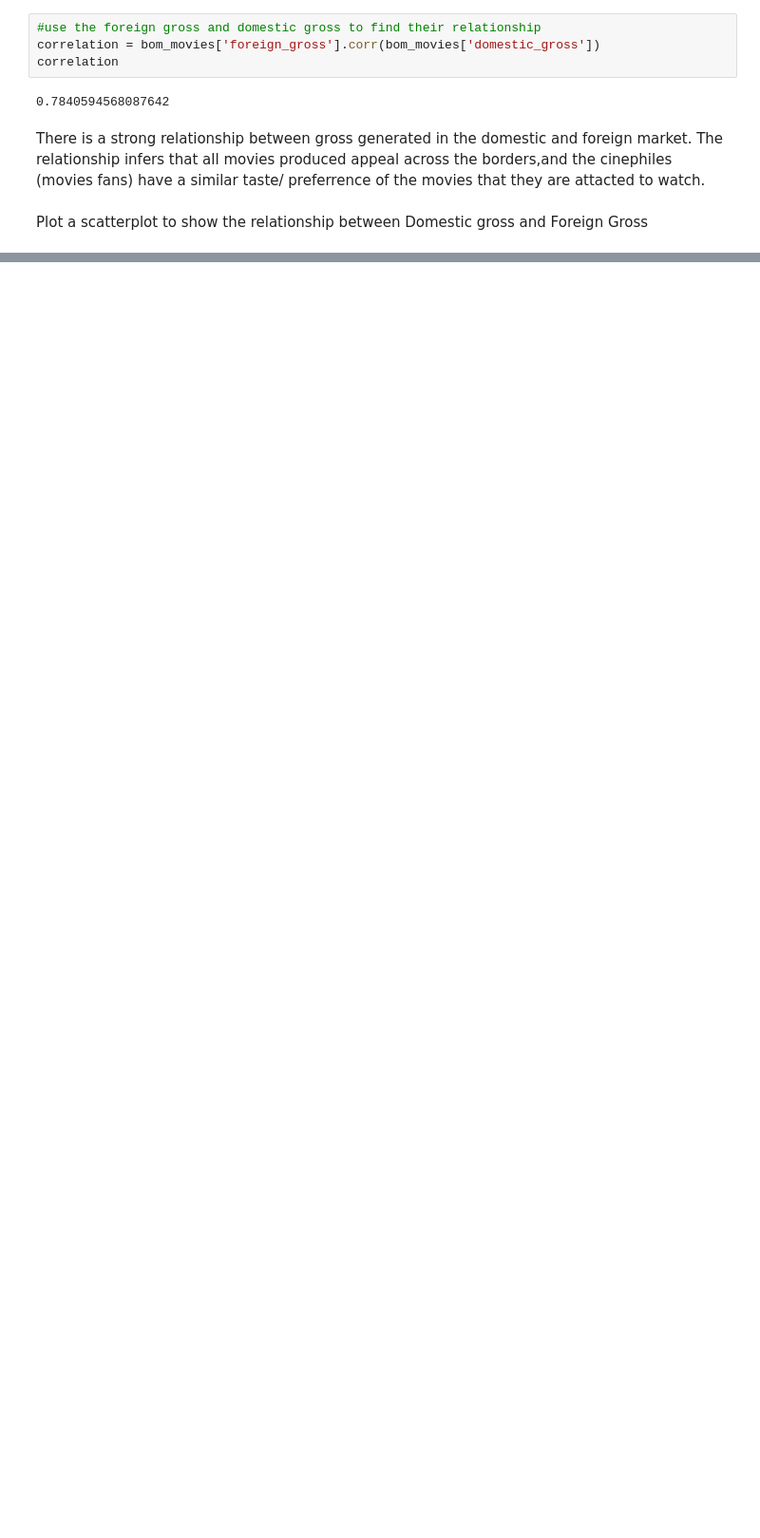
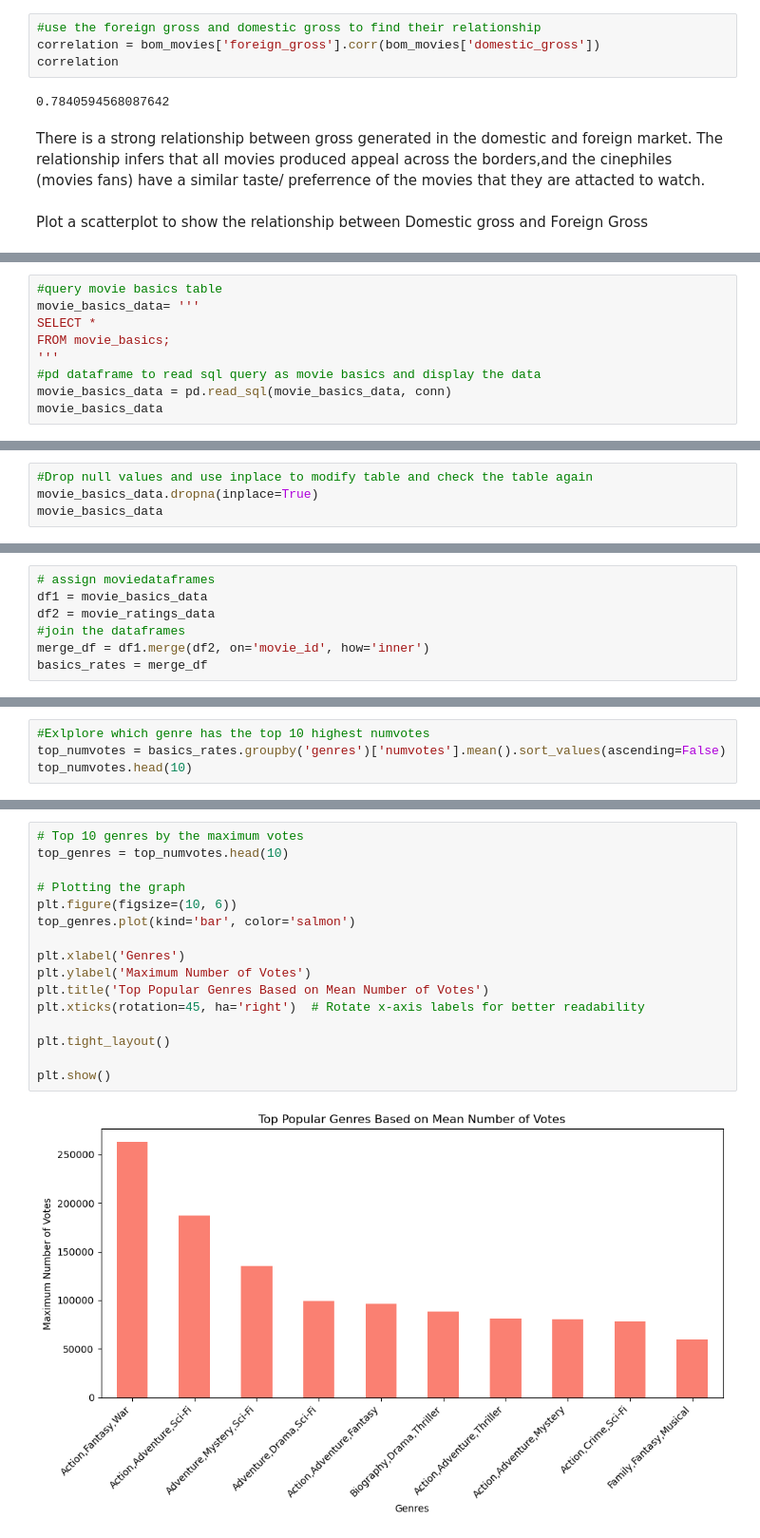
Before and after one commit to Milton254/Movie_Studio_Project, a Jupyter notebook: index.ipynb, the cells around one changed output, grey strips where cells are left out. Shown at 95% size. Cells and saved outputs as stored; diff of their text form; blank space fills up the shorter version.

```diff
--- a/index.ipynb
+++ b/index.ipynb
@@ -430,0 +409,9 @@ plt.show()
+# %%
+#query movie basics table
+movie_basics_data= '''
+SELECT *
+FROM movie_basics;
+'''
+#pd dataframe to read sql query as movie basics and display the data
+movie_basics_data = pd.read_sql(movie_basics_data, conn)
+movie_basics_data
@@ -430,0 +443,4 @@ plt.show()
+# %%
+#Drop null values and use inplace to modify table and check the table again
+movie_basics_data.dropna(inplace=True)
+movie_basics_data
@@ -430,0 +494,7 @@ plt.show()
+# %%
+# assign moviedataframes
+df1 = movie_basics_data
+df2 = movie_ratings_data
+#join the dataframes
+merge_df = df1.merge(df2, on='movie_id', how='inner')
+basics_rates = merge_df
@@ -430,0 +558,4 @@ plt.show()
+# %%
+#Exlplore which genre has the top 10 highest numvotes
+top_numvotes = basics_rates.groupby('genres')['numvotes'].mean().sort_values(ascending=False)
+top_numvotes.head(10)
@@ -430,0 +575,18 @@ plt.show()
+# %%
+# Top 10 genres by the maximum votes
+top_genres = top_numvotes.head(10)
+
+# Plotting the graph
+plt.figure(figsize=(10, 6))
+top_genres.plot(kind='bar', color='salmon')
+
+plt.xlabel('Genres')
+plt.ylabel('Maximum Number of Votes')
+plt.title('Top Popular Genres Based on Mean Number of Votes')
+plt.xticks(rotation=45, ha='right')  # Rotate x-axis labels for better readability
+
+plt.tight_layout()
+
+plt.show()
+# %% [output]
+[figure, added]
```
Also changed, not shown: parts of 45 cells of this notebook, 1 other file.
